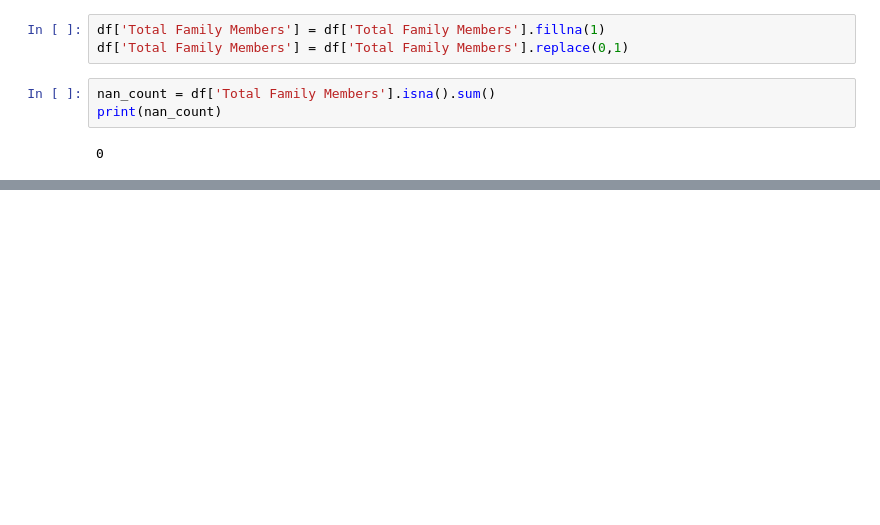
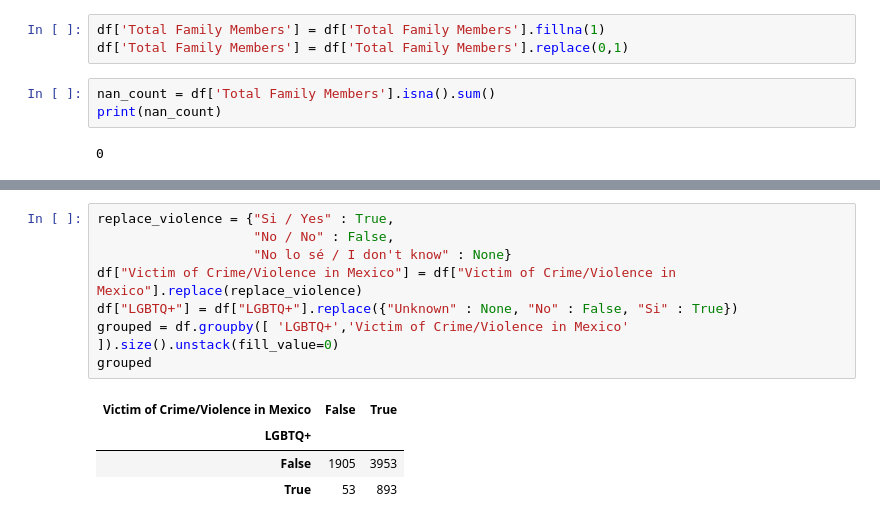
Before and after one commit to jacobgrimm/LA-Complete-Covid-Datat, a Jupyter notebook: examine_full_data.ipynb, the cells around one changed output, grey strips where cells are left out. Drawn from its saved outputs; the diff is of its cells as text; blank space fills up the shorter version.

```diff
--- a/examine_full_data.ipynb
+++ b/examine_full_data.ipynb
@@ -303,0 +321,13 @@ Name: LGBTQ+, dtype: int64
+# %%
+replace_violence = {"Si / Yes" : True,
+                    "No / No" : False,
+                    "No lo sé / I don't know" : None}
+df["Victim of Crime/Violence in Mexico"] = df["Victim of Crime/Violence in Mexico"].replace(replace_violence)
+df["LGBTQ+"] = df["LGBTQ+"].replace({"Unknown" : None, "No" : False, "Si" : True})
+grouped = df.groupby([ 'LGBTQ+','Victim of Crime/Violence in Mexico' ]).size().unstack(fill_value=0)
+grouped
+# %% [output]
+| Victim of Crime/Violence in Mexico | False | True |
+| LGBTQ+ |  |  |
+| False | 1905 | 3953 |
+| True | 53 | 893 |
```
Also changed, not shown: parts of 18 cells of this notebook, 8 other files.
